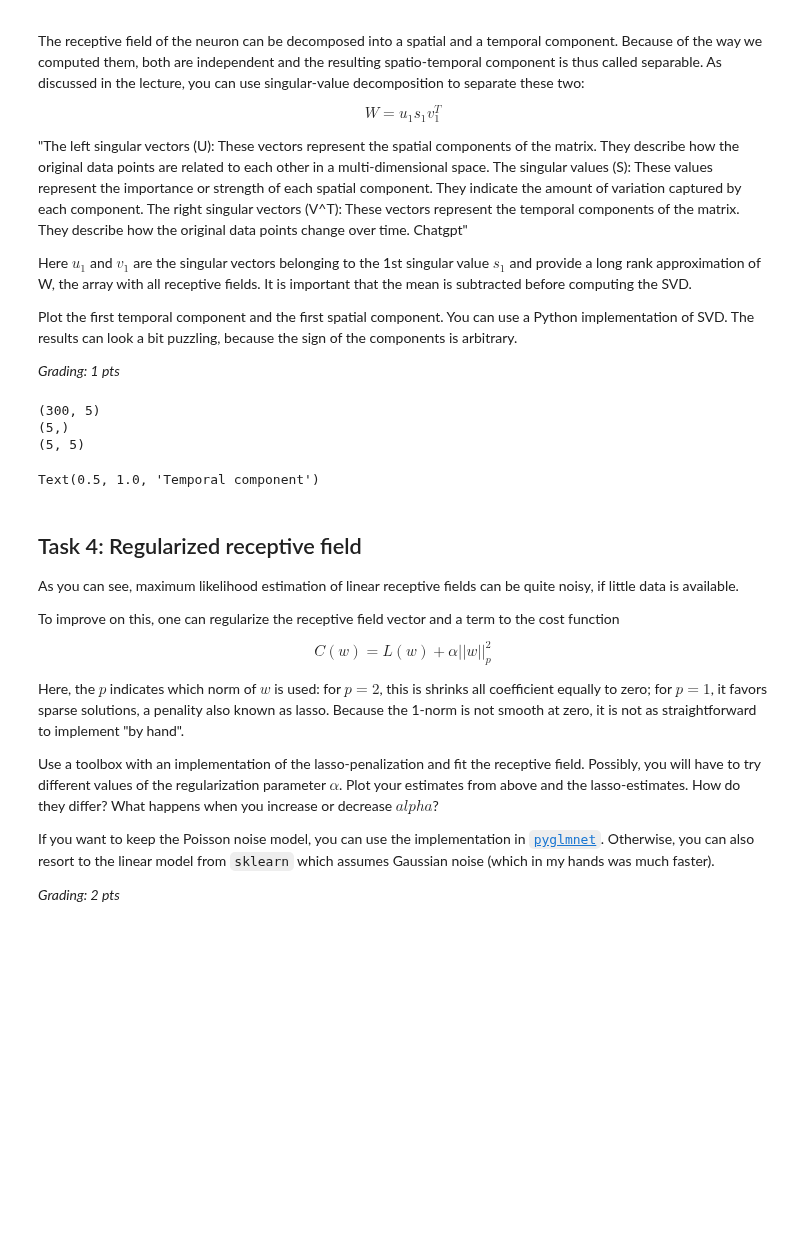
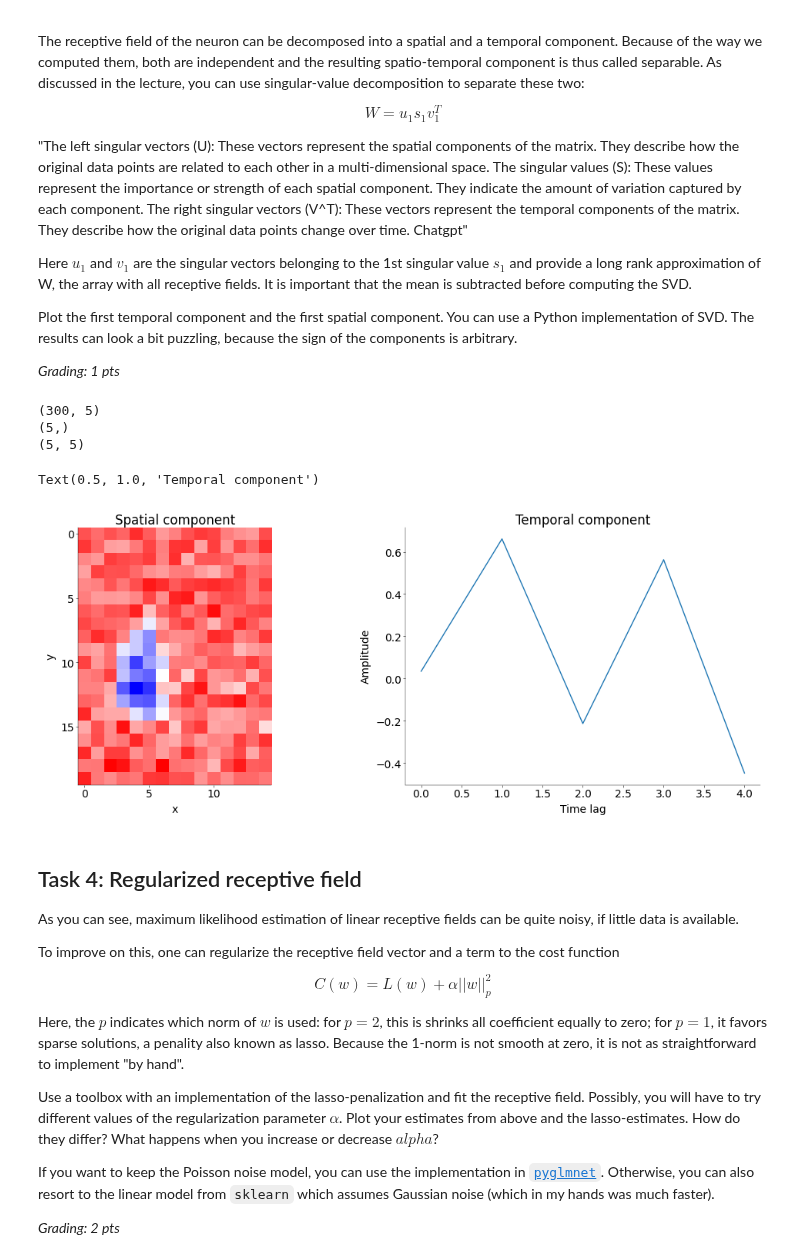
Before and after one commit to weygoldt/neuraldatascience, a Jupyter notebook: notebooks/CodingLab5.ipynb, the cells around one changed output. Cells and saved outputs as stored; diff of their text form; code cells hidden in the pictures; blank space fills up the shorter version.

```diff
--- a/notebooks/CodingLab5.ipynb
+++ b/notebooks/CodingLab5.ipynb
@@ -468,35 +465,35 @@ Plot the first temporal component and the first spatial component. You can use a
 # subtract mean along axis=1 (tlytime) since for every timelag the RF is estimated independen
 w_hat = w_hat - np.mean(w_hat, axis=1)[:, np.newaxis]
 
 # Apply SVD to the fitted receptive field,
 # you can use either numpy or sklearn (0.5 pt)
 
 U, S, V = np.linalg.svd(w_hat, full_matrices=False)
 print(U.shape)
 print(S.shape)
 print(V.shape)
 
-
 # -------------------------------------------------
 # Plot the spatial and temporal components (0.5 pt)
 # -------------------------------------------------
 
 fig, ax = plt.subplot_mosaic(mosaic=[['Spatial', 'Temporal']], figsize=(10,4), constrained_layout=True)
 ax['Spatial'].imshow(U[:,0].reshape((20,15)), cmap='bwr')
 ax['Spatial'].set_xticks(np.arange(0, 15, 5))
 ax['Spatial'].set_yticks(np.arange(0, 20, 5))
 ax['Spatial'].set_xlabel("x")
 ax['Spatial'].set_ylabel("y")
 ax['Spatial'].set_title("Spatial component")
-ax['Temporal'].plot(V[0,:])
+ax['Temporal'].plot(V[:,0])
 ax['Temporal'].set_xlabel("Time lag")
 ax['Temporal'].set_ylabel("Amplitude")
 ax['Temporal'].set_title("Temporal component")
 # %% [output]
 (300, 5)
 (5,)
 (5, 5)
 Text(0.5, 1.0, 'Temporal component')
+[figure, added]
 # %% [markdown]
 ## Task 4: Regularized receptive field
 
```
Also changed, not shown: parts of 5 cells of this notebook.
